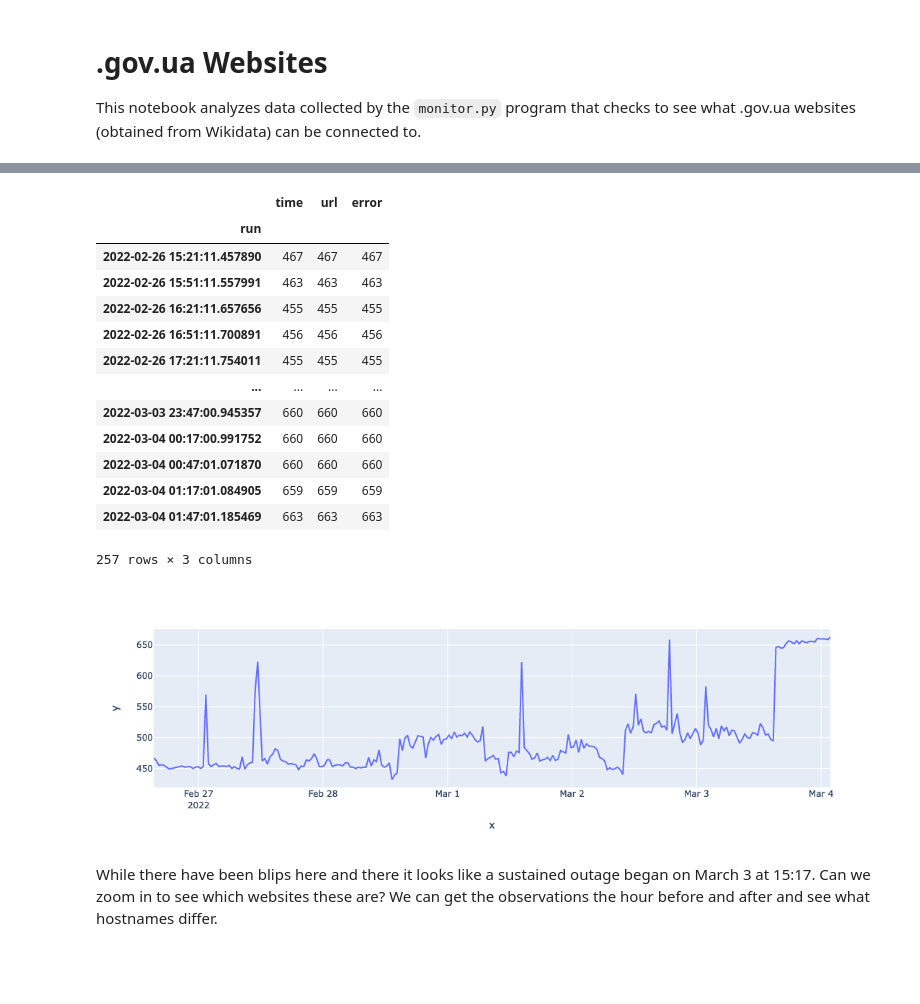
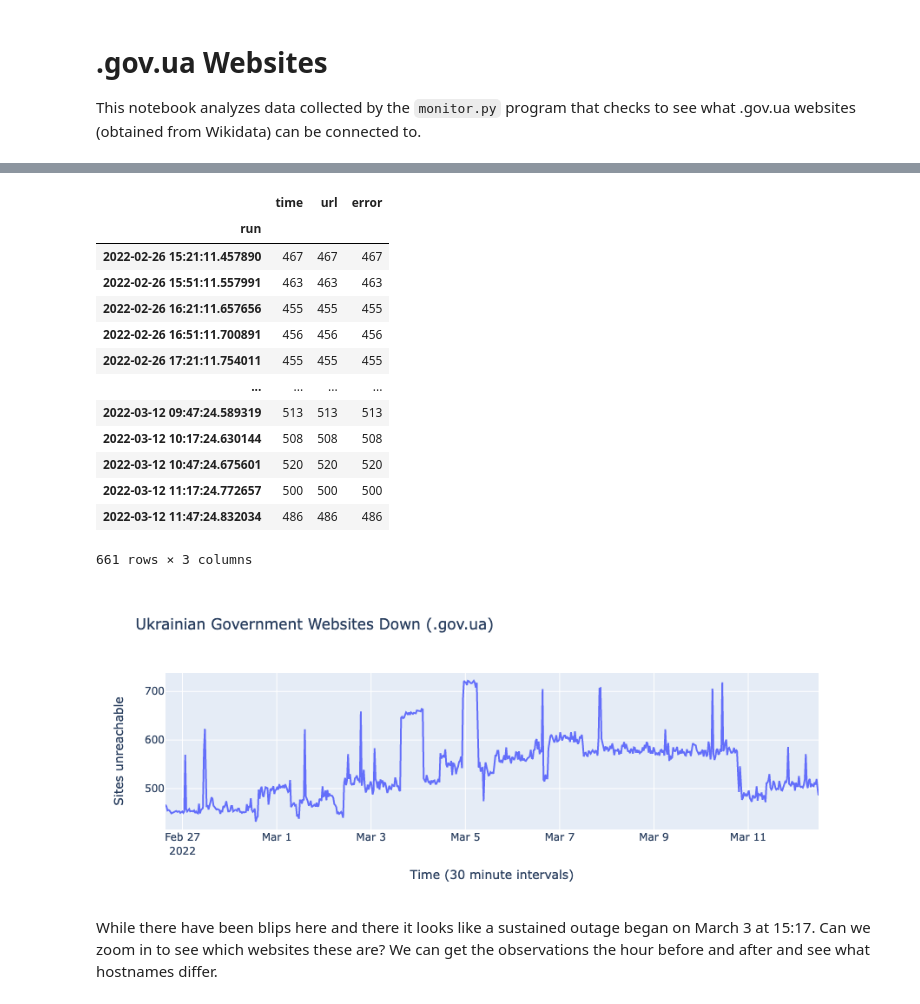
Before and after one commit to bmschmidt/gov-ua, a Jupyter notebook: Notebook.ipynb, the cells around one changed output, grey strips where cells are left out. Drawn from its saved outputs; the diff is of its cells as text; code cells hidden in the pictures; blank space fills up the shorter version.

Commit message:
added title & labels to the graph

```diff
--- a/Notebook.ipynb
+++ b/Notebook.ipynb
@@ -7,7 +7,7 @@ This notebook analyzes data collected by the `monitor.py` program that checks to
 # %%
 import pandas
 
-df = pandas.read_csv('https://raw.githubusercontent.com/edsu/gov-ua/main/data.csv', parse_dates=['run', 'time'])
+df = pandas.read_csv('https://raw.githubusercontent.com/edsu/gov-ua/main/data.csv.gz', parse_dates=['run', 'time'])
 df
 # %% [output]
 |  | run | time | url | error |
@@ -35,18 +35,24 @@ counts
 | 2022-02-26 16:51:11.700891 | 456 | 456 | 456 |
 | 2022-02-26 17:21:11.754011 | 455 | 455 | 455 |
 | ... | ... | ... | ... |
-| 2022-03-03 23:47:00.945357 | 660 | 660 | 660 |
-| 2022-03-04 00:17:00.991752 | 660 | 660 | 660 |
-| 2022-03-04 00:47:01.071870 | 660 | 660 | 660 |
-| 2022-03-04 01:17:01.084905 | 659 | 659 | 659 |
-| 2022-03-04 01:47:01.185469 | 663 | 663 | 663 |
+| 2022-03-12 09:47:24.589319 | 513 | 513 | 513 |
+| 2022-03-12 10:17:24.630144 | 508 | 508 | 508 |
+| 2022-03-12 10:47:24.675601 | 520 | 520 | 520 |
+| 2022-03-12 11:17:24.772657 | 500 | 500 | 500 |
+| 2022-03-12 11:47:24.832034 | 486 | 486 | 486 |
-257 rows × 3 columns
+661 rows × 3 columns
 # %%
 from plotly import express as xp
 
-xp.line(df, x=counts.index, y=counts.error)
+xp.line(
+    df,
+    x=counts.index,
+    y=counts.error,
+    labels={'x': 'Time (30 minute intervals)', 'y': 'Sites unreachable'},
+    title='Ukrainian Government Websites Down (.gov.ua)'
+)
 # %% [output]
-[figure, old version]
+[figure, new version]
 # %% [markdown]
 While there have been blips here and there it looks like a sustained outage began on March 3 at 15:17. Can we zoom in to see which websites these are? We can get the observations the hour before and after and see what hostnames differ.
 # %%
```
Also changed, not shown: parts of 6 cells of this notebook.
